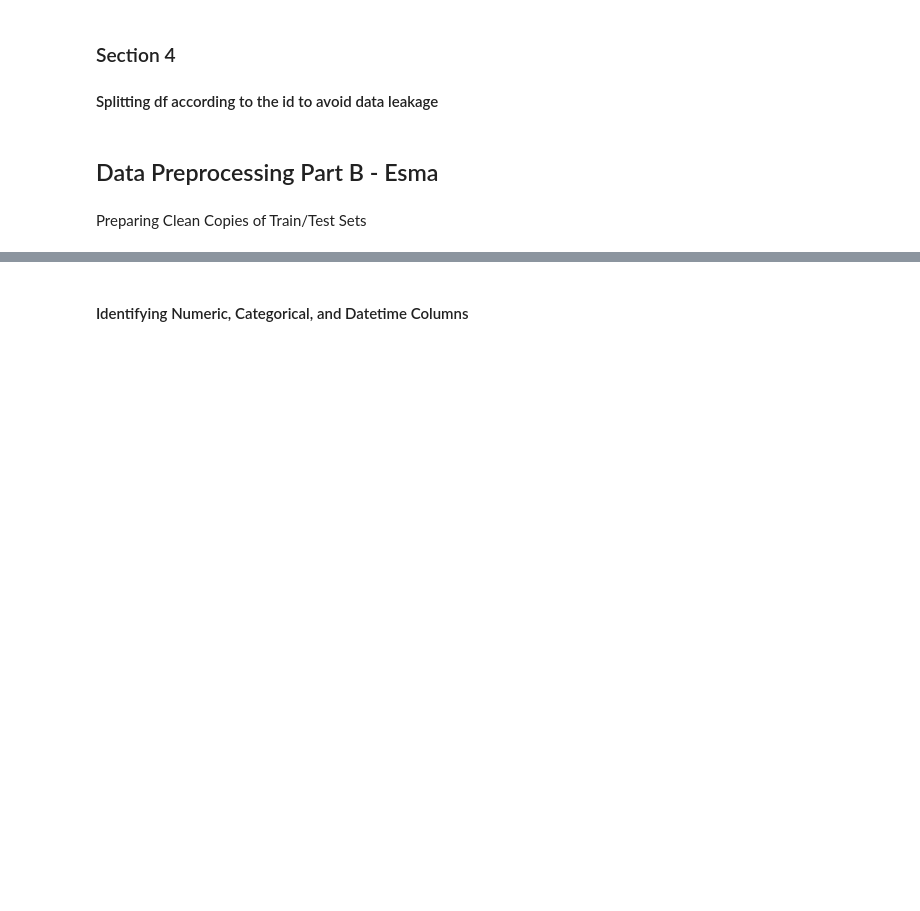
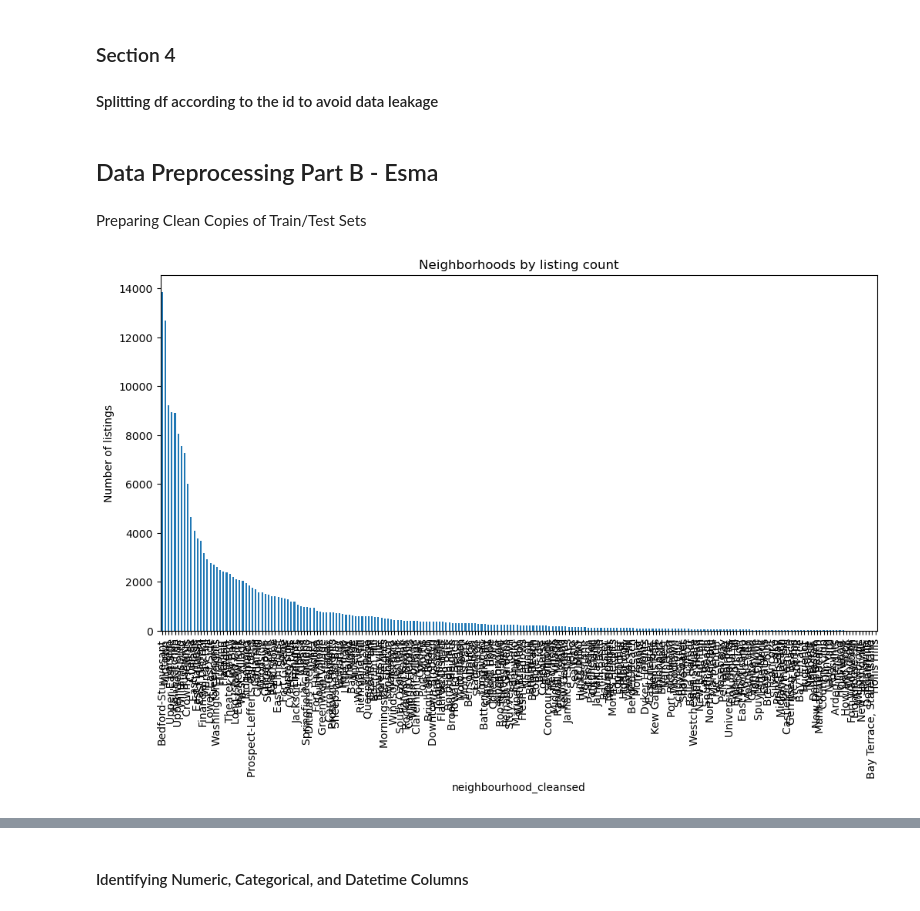
Before and after one commit to aminahrr/AirBnB-ML-project, a Jupyter notebook: notebooks/01_data_preprocessing.ipynb, the cells around one changed output, grey strips where cells are left out. Cells and saved outputs as stored; diff of their text form; code cells hidden in the pictures; blank space fills up the shorter version.

```diff
--- a/notebooks/01_data_preprocessing.ipynb
+++ b/notebooks/01_data_preprocessing.ipynb
@@ -359,3 +359,11 @@ Preparing Clean Copies of Train/Test Sets
 # %%
 df_train = df_train.copy()
 df_test = df_test.copy()
+# %%
+value_counts = df_train['neighbourhood_cleansed'].value_counts()
+value_counts.plot(kind='bar', figsize=(12,6))
+plt.ylabel("Number of listings")
+plt.title("Neighborhoods by listing count")
+plt.show()
+# %% [output]
+[figure, added]
```
Also changed, not shown: parts of 18 cells of this notebook.
